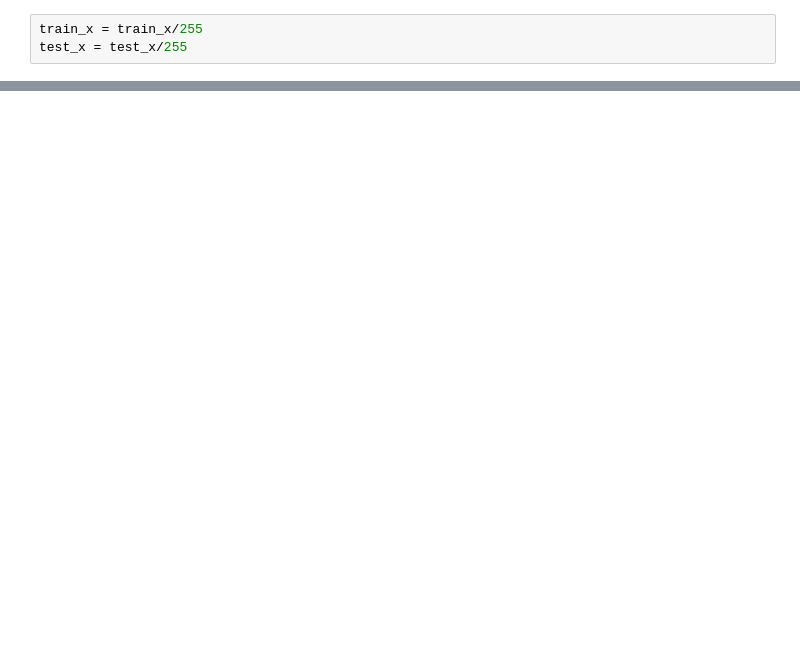
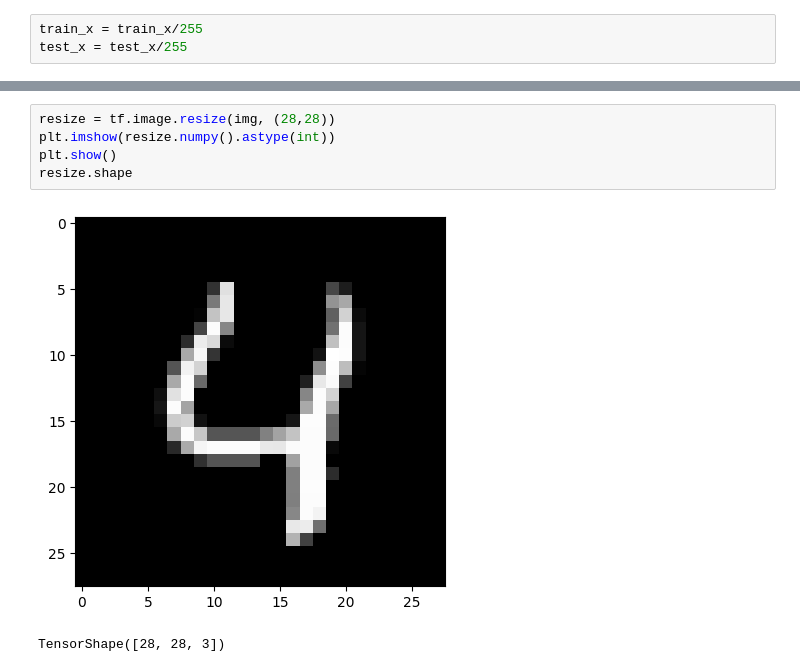
Before and after one commit to subasthapa1/DeepLearning, a Jupyter notebook: mnist_sequential.ipynb, the cells around one changed output, grey strips where cells are left out. Cells and saved outputs as stored; diff of their text form; blank space fills up the shorter version.

```diff
--- a/mnist_sequential.ipynb
+++ b/mnist_sequential.ipynb
@@ -101,0 +167,8 @@ Epoch 10/10
+# %%
+resize = tf.image.resize(img, (28,28))
+plt.imshow(resize.numpy().astype(int))
+plt.show()
+resize.shape
+# %% [output]
+[figure, added]
+TensorShape([28, 28, 3])
```
Also changed, not shown: parts of 27 cells of this notebook.
